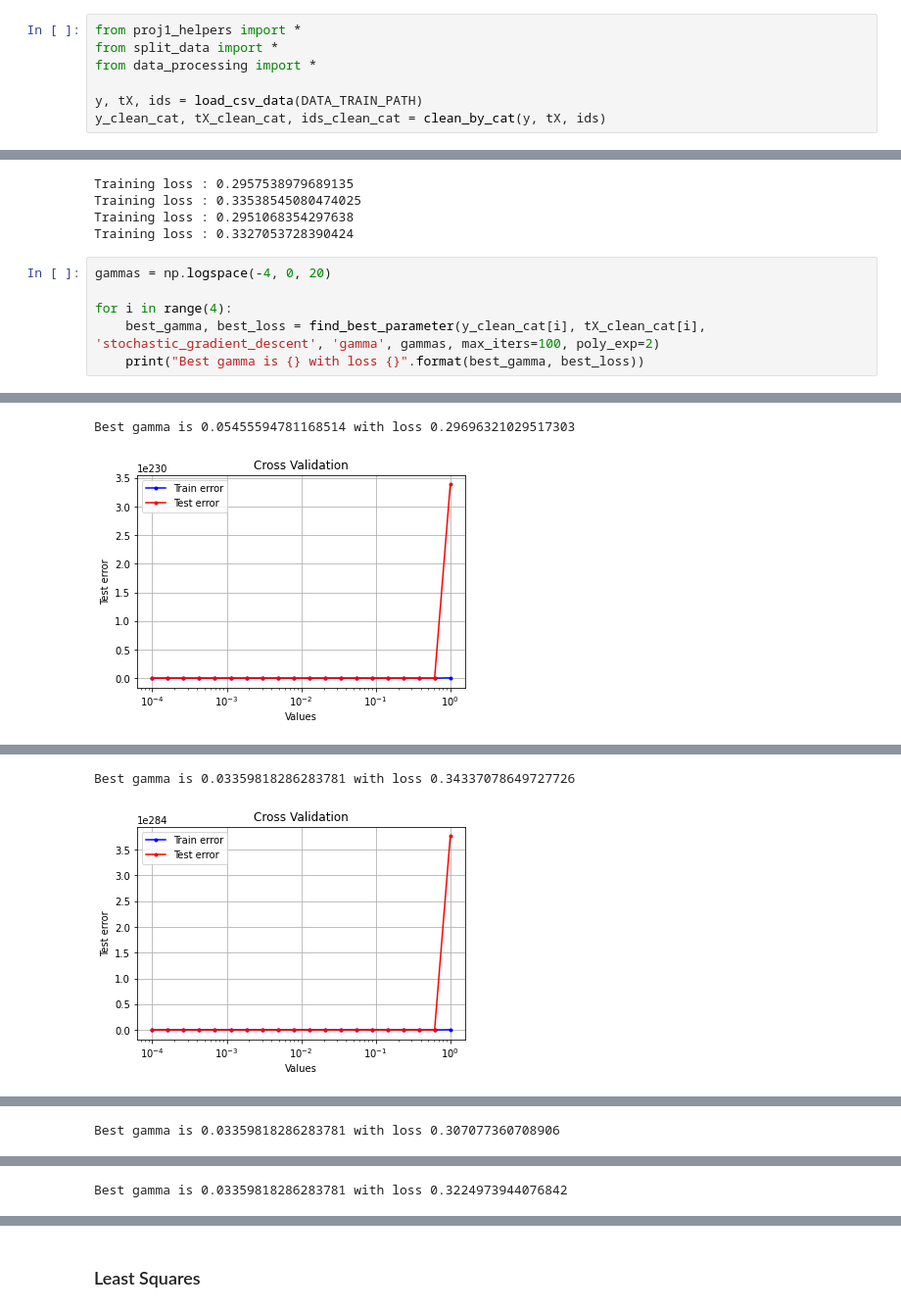
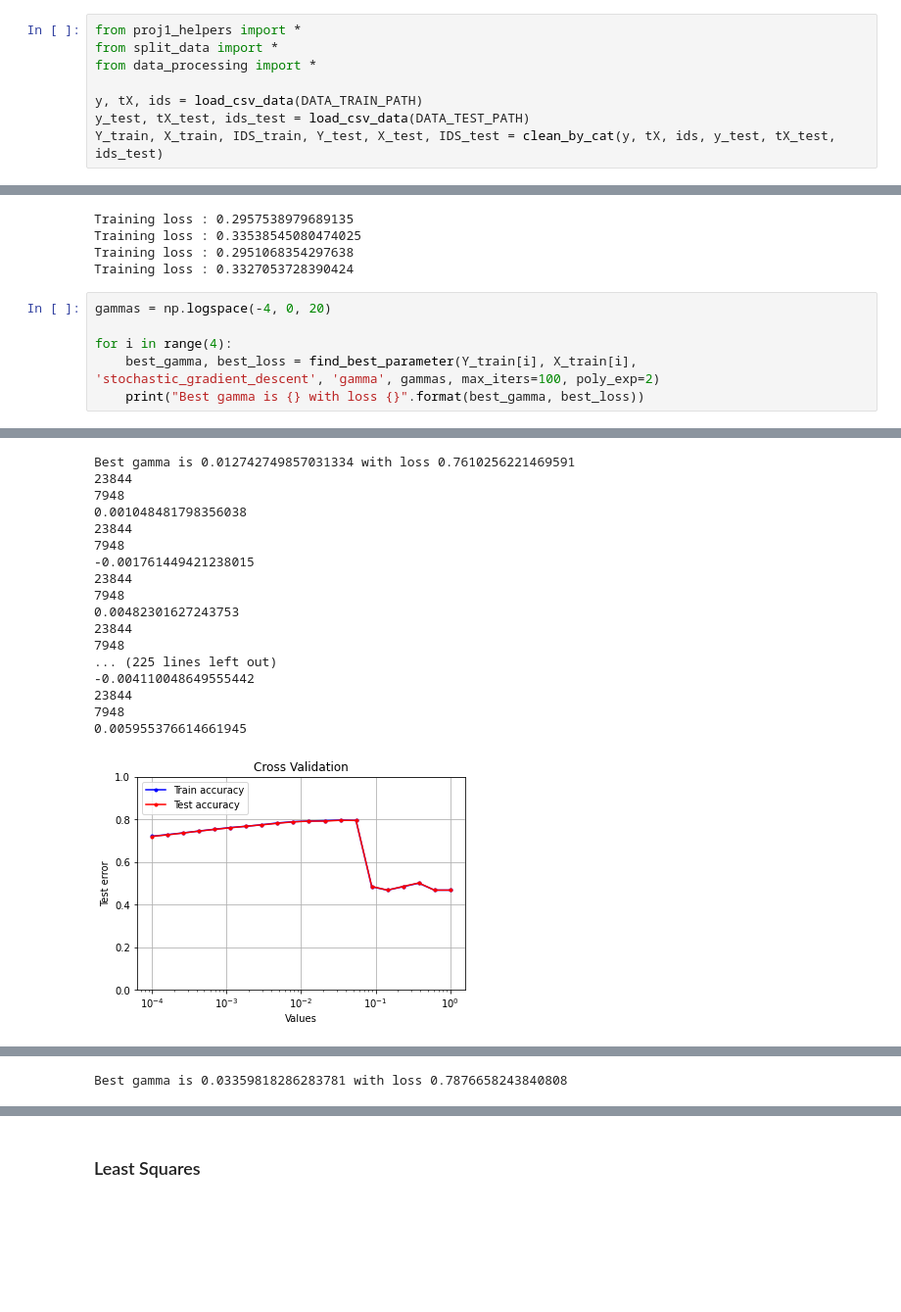
Before and after one commit to hugolepeytre/CS-433-machine-learning, a Jupyter notebook: project1/scripts/project1.ipynb, the cells around one changed output, grey strips where cells are left out. Shown at 98% size. Cells and saved outputs as stored; diff of their text form; blank space fills up the shorter version.

```diff
--- a/project1/scripts/project1.ipynb
+++ b/project1/scripts/project1.ipynb
@@ -19,7 +19,8 @@ from split_data import *
 from data_processing import *
 
 y, tX, ids = load_csv_data(DATA_TRAIN_PATH)
-y_clean_cat, tX_clean_cat, ids_clean_cat = clean_by_cat(y, tX, ids)
+y_test, tX_test, ids_test = load_csv_data(DATA_TEST_PATH)
+Y_train, X_train, IDS_train, Y_test, X_test, IDS_test = clean_by_cat(y, tX, ids, y_test, tX_test, ids_test)
 # %% [markdown]
 # Creating training and validation sets
 # %%
@@ -95,6 +94,6 @@ Training loss : 0.3327053728390424
 gammas = np.logspace(-4, 0, 20)
 
 for i in range(4):
-    best_gamma, best_loss = find_best_parameter(y_clean_cat[i], tX_clean_cat[i], 'stochastic_gradient_descent', 'gamma', gammas, max_iters=100, poly_exp=2)
+    best_gamma, best_loss = find_best_parameter(Y_train[i], X_train[i], 'stochastic_gradient_descent', 'gamma', gammas, max_iters=100, poly_exp=2)
     print("Best gamma is {} with loss {}".format(best_gamma, best_loss))
 # %% [output]
@@ -103,2 +136,18 @@ for i in range(4):
-Best gamma is 0.05455594781168514 with loss 0.29696321029517303
+Best gamma is 0.012742749857031334 with loss 0.7610256221469591
+23844
+7948
+0.001048481798356038
+23844
+7948
+-0.001761449421238015
+23844
+7948
+0.00482301627243753
+23844
+7948
+... (225 lines left out)
+-0.004110048649555442
+23844
+7948
+0.005955376614661945
-[figure, old version]
+[figure, new version]
@@ -106,2 +171,0 @@ Best gamma is 0.05455594781168514 with loss 0.29696321029517303
-Best gamma is 0.03359818286283781 with loss 0.34337078649727726
-[figure, removed]
@@ -109 +171,0 @@ Best gamma is 0.03359818286283781 with loss 0.34337078649727726
-Best gamma is 0.03359818286283781 with loss 0.307077360708906
@@ -112,4 +172,4 @@ Best gamma is 0.03359818286283781 with loss 0.307077360708906
-Best gamma is 0.03359818286283781 with loss 0.3224973944076842
+Best gamma is 0.03359818286283781 with loss 0.7876658243840808
 # %%
 max_iter_values = (np.arange(5)+1)*500
 
```
Also changed, not shown: parts of 5 cells of this notebook, 3 other files.
